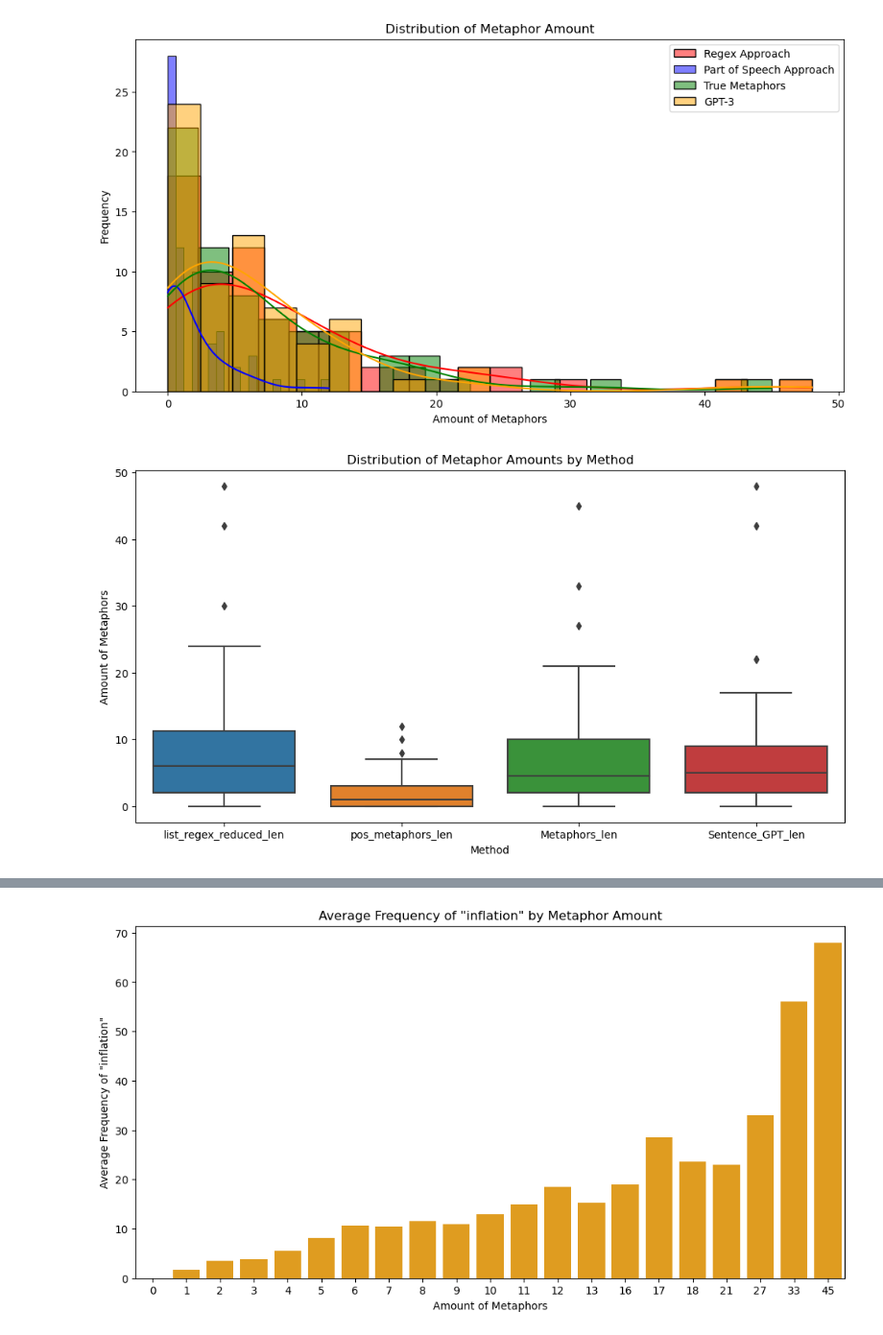
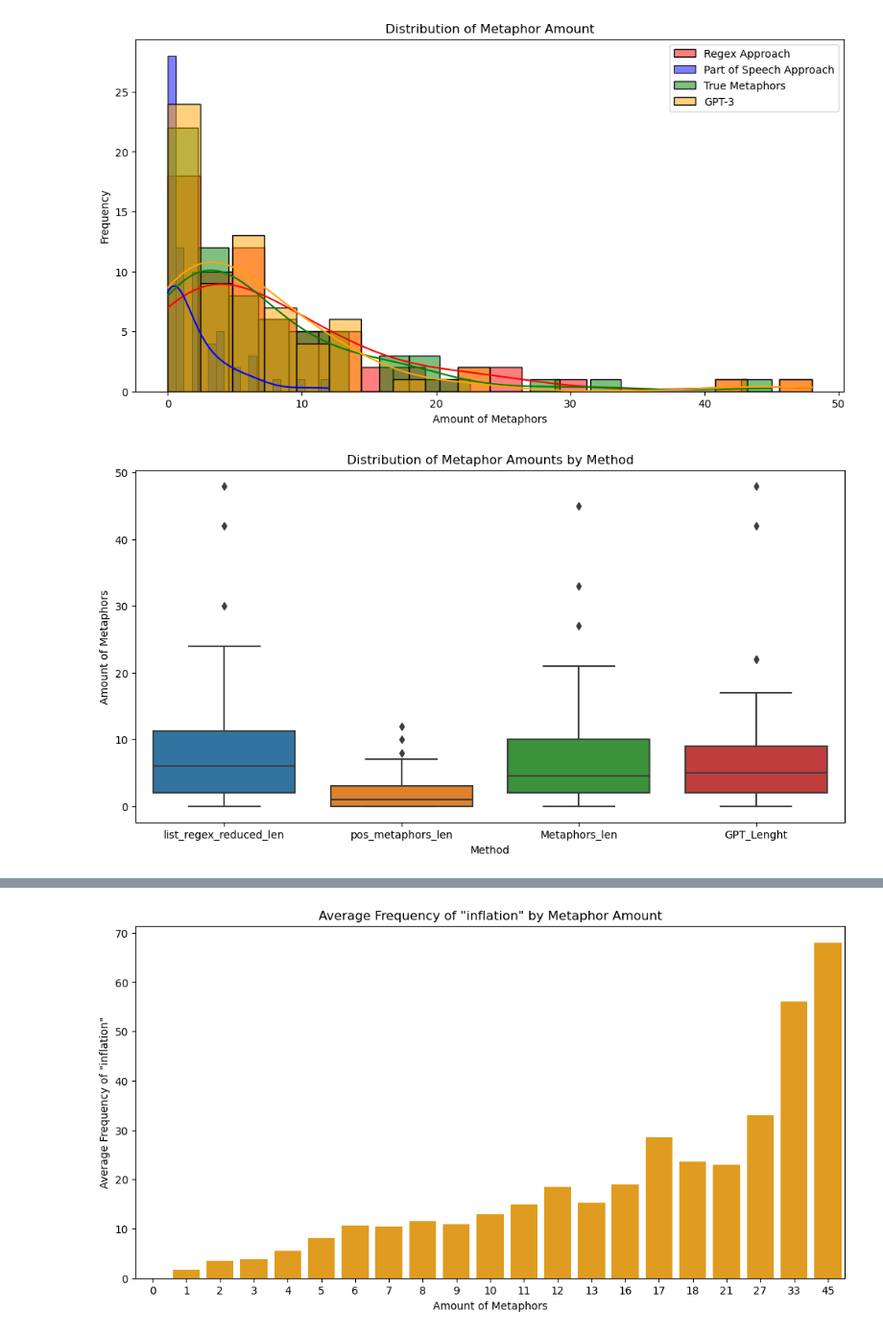
Before and after one commit to lalvarezpoli/DSDM_Thesis, a Jupyter notebook: metaphors_analysis.ipynb, the cells around one changed output, grey strips where cells are left out. Shown at 96% size. Saved outputs shown, nothing was run; the diff lists cells and outputs as text; code cells hidden in the pictures.

```diff
--- a/metaphors_analysis.ipynb
+++ b/metaphors_analysis.ipynb
@@ -147,3 +156,9 @@ df.loc[:, 'Metaphors_len'] = df['Metaphors'].apply(len)"""
+# %%
+# function to convert string representations of lists into actual lists
+parse_list = lambda x: ast.literal_eval(x) if x != '[]' else []
+df.loc[:, 'Sentence_GPT'] = df['Sentence_GPT'].apply(parse_list)
+
+df['GPT_Lenght'] = df['Sentence_GPT'].apply(len)
 # %% [markdown]
 # EDA on the (human) labeled data
 # %%
@@ -203,10 +194,6 @@ df_labels.loc[:, 'Metaphors'] = df_labels['Metaphors'].apply(parse_list)
 
 # lambda function to count the elements in each list
 df_labels.loc[:, 'Metaphors_len'] = df_labels['Metaphors'].apply(len)
-
-# Length of Sentence_GPT
-df_labels.loc[:, 'Sentence_GPT'] = df_labels['Sentence_GPT'].apply(parse_list)
-df_labels['Sentence_GPT_len'] = df_labels['Sentence_GPT'].apply(len)
 # %%
 # Count the frequency of words from the list words_to_match
 df_labels["Frequency"] = df_labels["Answers"].apply(count_frequency, words_to_match=words_to_match)
@@ -235,13 +222,13 @@ plt.show()
 [figure]
 # %%
 plt.figure(figsize=(12, 6))
-sns.boxplot(data=df_labels[['list_regex_reduced_len', 'pos_metaphors_len', 'Metaphors_len', 'Sentence_GPT_len']])
+sns.boxplot(data=df_labels[['list_regex_reduced_len', 'pos_metaphors_len', 'Metaphors_len', 'GPT_Lenght']])
 plt.title('Distribution of Metaphor Amounts by Method')
 plt.xlabel('Method')
 plt.ylabel('Amount of Metaphors')
 plt.show()
 # %% [output]
-[figure, old version]
+[figure, new version]
 # %%
 # Order the "Metaphor_len" and print top 5
 df_labels.sort_values(by='Metaphors_len', ascending=False).head()
```
Also changed, not shown: parts of 13 cells of this notebook, 1 other file.
